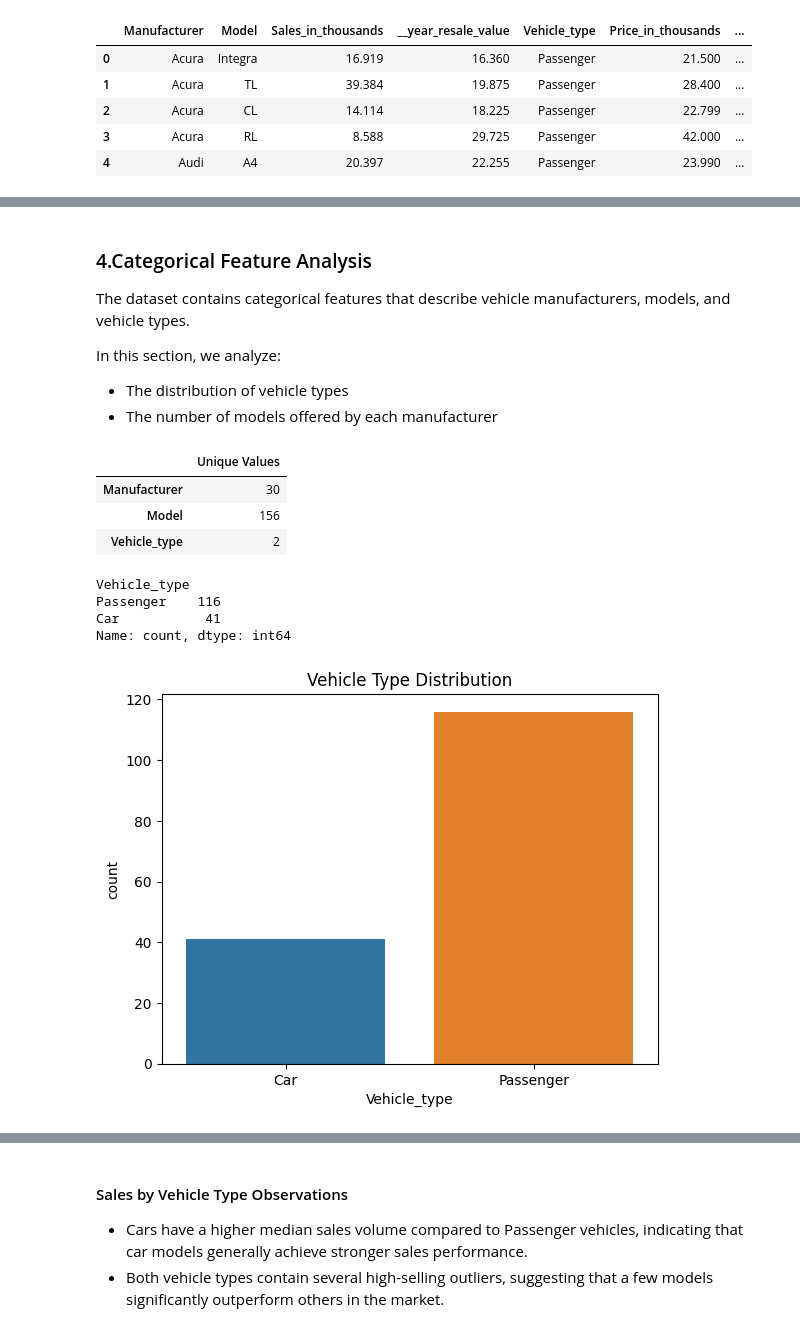
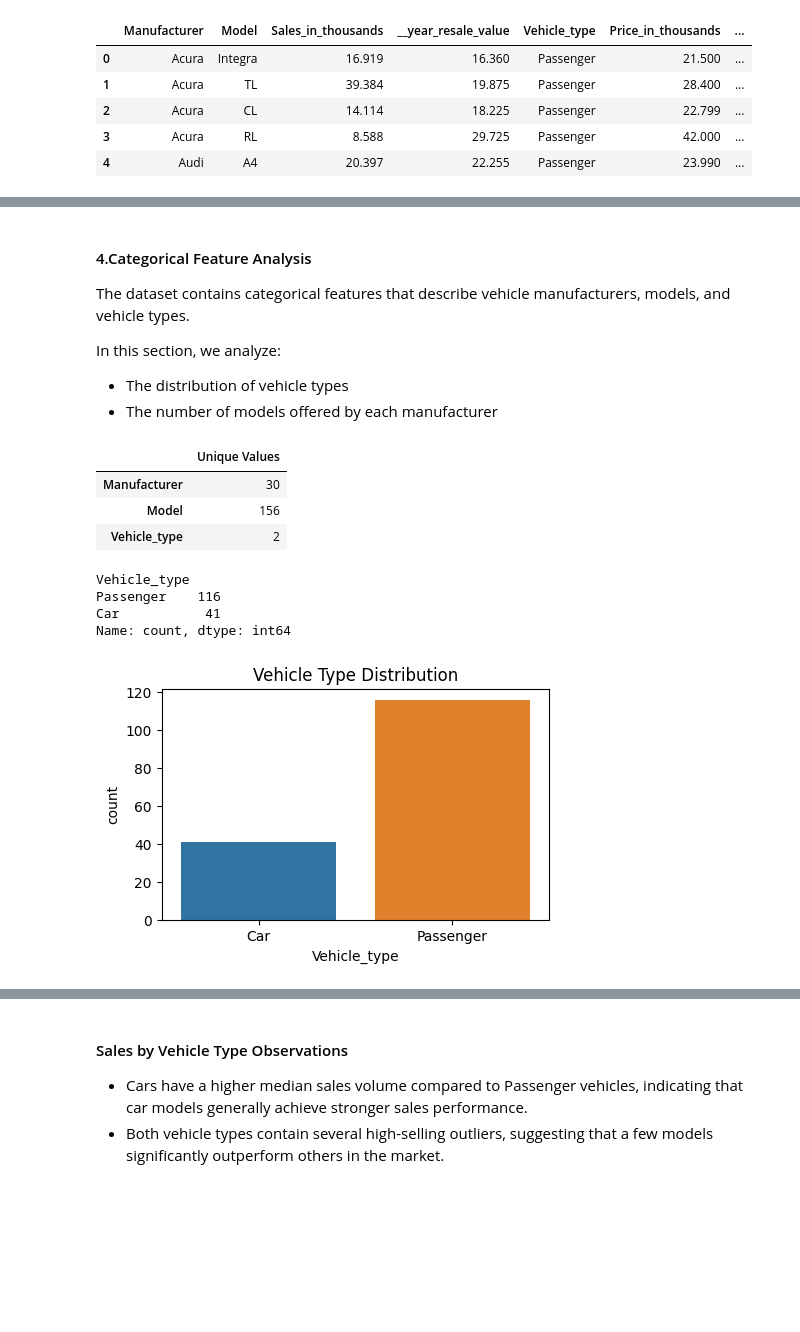
Before and after one commit to nnitika25-png/Car_sales, a Jupyter notebook: notebooks/03_Exploratory_Data_Analysis.ipynb, the cells around one changed output, grey strips where cells are left out. Saved outputs shown, nothing was run; the diff lists cells and outputs as text; code cells hidden in the pictures; blank space fills up the shorter version.

```diff
--- a/notebooks/03_Exploratory_Data_Analysis.ipynb
+++ b/notebooks/03_Exploratory_Data_Analysis.ipynb
@@ -116,6 +108,6 @@ plt.show()
 - Therefore, the outliers will be retained for further analysis.
 # %% [markdown]
-### 4.Categorical Feature Analysis
+#### 4.Categorical Feature Analysis
 
 The dataset contains categorical features that describe vehicle manufacturers, models, and vehicle types.
 
@@ -126,30 +118,27 @@ In this section, we analyze:
 # %%
 # Categorical feature summary
 
 cat_cols = ["Manufacturer", "Model", "Vehicle_type"]
-
-cat_summary = pd.DataFrame({
-    "Unique Values": df[cat_cols].nunique()
-})
-
+cat_summary = pd.DataFrame({"Unique Values": df[cat_cols].nunique()})
 display(cat_summary)
 
 # Vehicle Type Distribution
 
 vehicle_counts = df["Vehicle_type"].value_counts()
 display(vehicle_counts)
 
-sns.countplot(data=df, x="Vehicle_type", hue="Vehicle_type", legend=False)
+plt.figure(figsize=(5, 3))
+sns.countplot(data=df, x="Vehicle_type", hue="Vehicle_type", legend=False) # The hue parameter is used to assign a different color to each vehicle type category.
 plt.title("Vehicle Type Distribution")
 plt.show()
 # %% [output]
 |  | Unique Values |
 | Manufacturer | 30 |
 | Model | 156 |
 | Vehicle_type | 2 |
 Vehicle_type
 Passenger    116
 Car           41
 Name: count, dtype: int64
-[figure, old version]
+[figure, new version]
 # %% [markdown]
```
Also changed, not shown: parts of 11 cells of this notebook.
